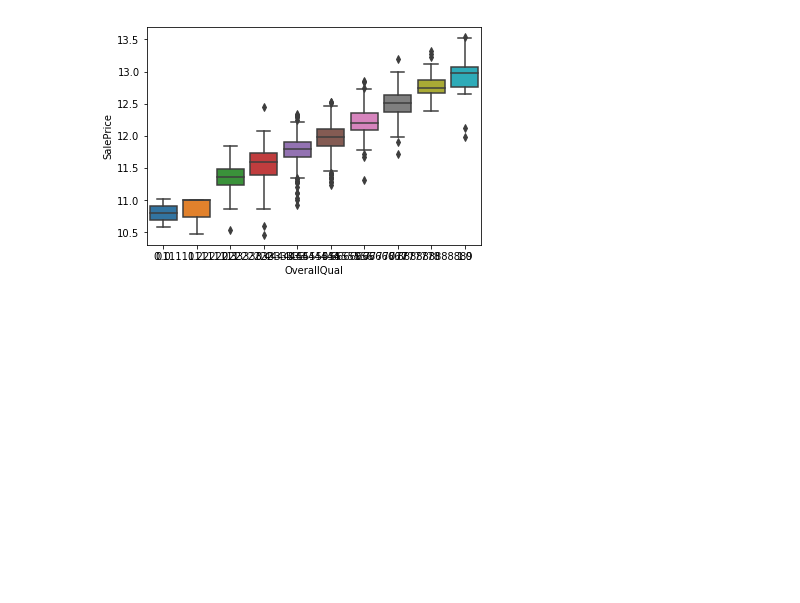
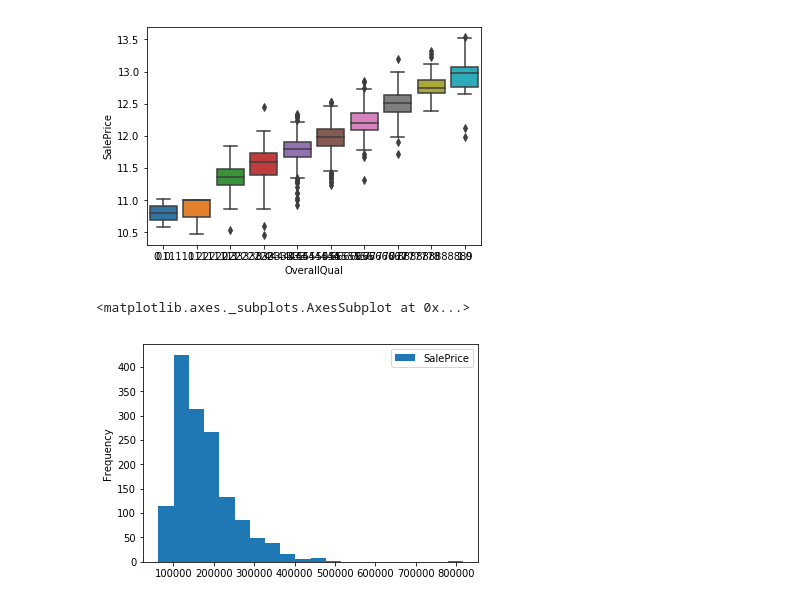
Before and after one commit to jack89roberts/kaggle-house-prices, a Jupyter notebook: house_prices.ipynb, the cells around one changed output. Saved outputs shown, nothing was run; the diff lists cells and outputs as text; code cells hidden in the pictures; blank space fills up the shorter version.

```diff
--- a/house_prices_eda.ipynb
+++ b/house_prices.ipynb
@@ -466,11 +466,16 @@ def rmse_log(y_pred, y_true):
     return np.sqrt(sum_sq/n)
 # %%
 # basic model - LinearRegression on a few numeric features
-df_train = df_all[df_all.index <= max(df_train.index)]
+model_cols = ['SalePrice',
+              'OverallQual','GrLivArea','GarageCars','YearBuilt',
+              'TotalBsmtSF','YearRemodAdd','Fireplaces','LotArea']
+
+df_model = pd.get_dummies(df_all[model_cols])
+
+df_train = df_model[df_all.index <= max(df_train.index)]
 
 y = df_train.SalePrice
-X = df_train[['OverallQual','GrLivArea','GarageCars','YearBuilt',
-              'TotalBsmtSF','YearRemodAdd','Fireplaces','LotArea']]
+X = df_train.drop('SalePrice',axis=1)
 
 from sklearn.linear_model import LinearRegression
 
@@ -478,8 +483,8 @@ lr = LinearRegression()
 lr.fit(X,y)
 
 lr_coefs = pd.Series(lr.coef_,index=X.columns)
-lr_coefs['Intercept'] = lr.intercept_
-print(lr_coefs)
+print('Intercept     ',lr.intercept_)
+print(lr_coefs.sort_values(ascending=False))
 
 y_pred = lr.predict(X)
 rms_pred = rmse_log(y_pred, y)
@@ -534,3 +541,21 @@ Fireplaces    0.250000  0.750000
 LotArea       0.181327  0.292538
 <matplotlib.axes._subplots.AxesSubplot at 0x...>
 [figure]
+# %%
+df_test = df_model[df_all.index > max(df_train.index)]
+
+X_test = df_test.drop('SalePrice',axis=1)
+
+X_test.fillna(0,inplace=True)
+
+y_test = lr.predict(X_test)
+y_test = np.exp(y_test) # revert log transformation
+
+y_test = pd.DataFrame(y_test,index=X_test.index)
+y_test.columns = ['SalePrice']
+y_test.to_csv('submission.csv')
+
+y_test.plot.hist(bins=20)
+# %% [output]
+<matplotlib.axes._subplots.AxesSubplot at 0x...>
+[figure, added]
```
Also changed, not shown: parts of 2 cells of this notebook, 1 other file.
